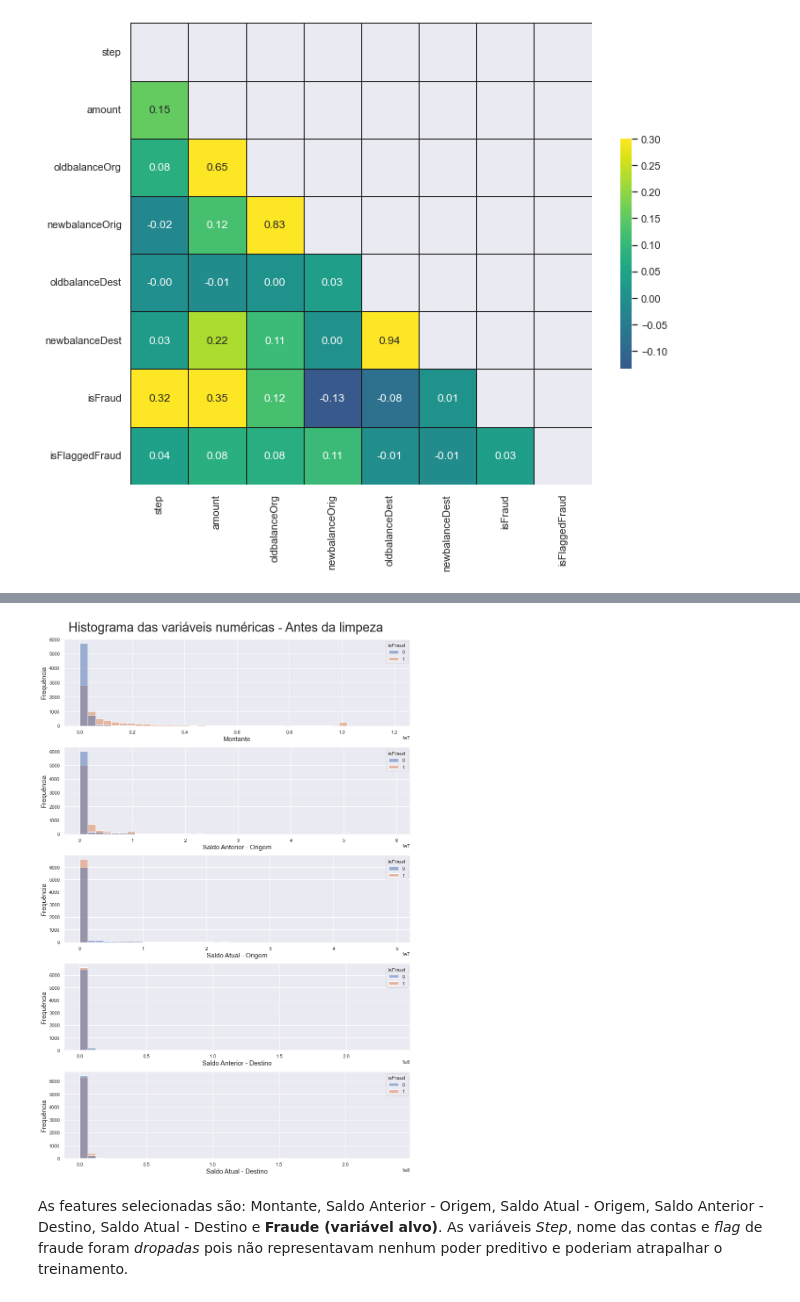
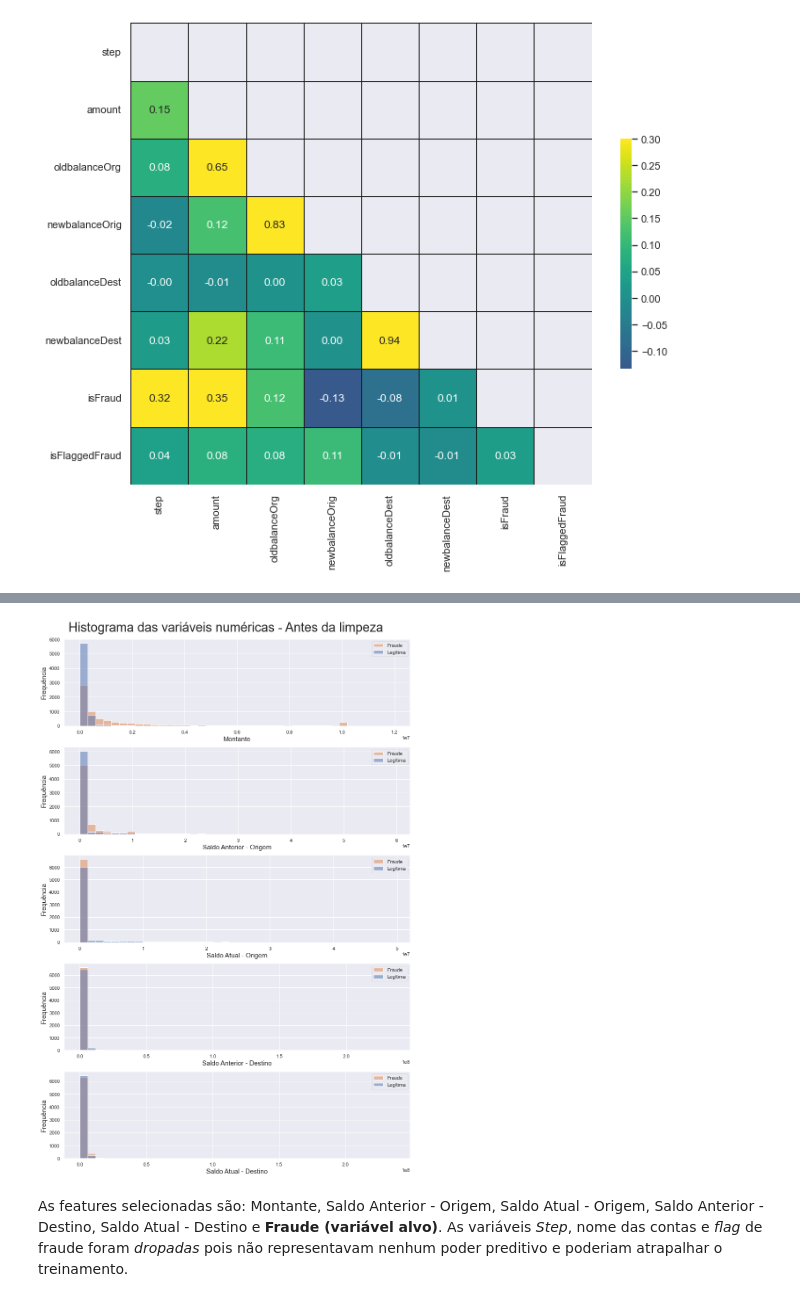
Before and after one commit to felipefl142/TG2-Fraud-Detection-Techniques-Study, a Jupyter notebook: fraud-detect-2ndTry.ipynb, the cells around one changed output, grey strips where cells are left out. Saved outputs shown, nothing was run; the diff lists cells and outputs as text; code cells hidden in the pictures.

Commit message:
Minor fixes on plots and visualizations, grammar,  ocd aligning etc.

```diff
--- a/fraud-detect-2ndTry.ipynb
+++ b/fraud-detect-2ndTry.ipynb
@@ -227,16 +230,18 @@ plt.show()
 # %%
 fig, axs = plt.subplots(len(nome_colunas)-3, 1, figsize = (12,18))
 
 for i, col in enumerate(numericals):
     sns.histplot(data = df_reduced, x = col, hue = 'isFraud', ax = axs[i], bins=40)
     axs[i].set_xlabel(nome_colunas[col], fontdict={'fontsize': 15})
     axs[i].set_ylabel('Frequência', fontdict={'fontsize': 15})
+    axs[i].legend(['Fraude', 'Legítima'])
+
 
 fig.tight_layout()
 fig.subplots_adjust(top=0.95)
 fig.suptitle('Histograma das variáveis numéricas - Antes da limpeza', fontsize=29);
 # %% [output]
-[figure, old version]
+[figure, new version]
 # %%
 # from bokeh.plotting import figure, output_notebook, show, output_file
 # from bokeh.models import ColumnDataSource
```
Also changed, not shown: parts of 10 cells of this notebook.
